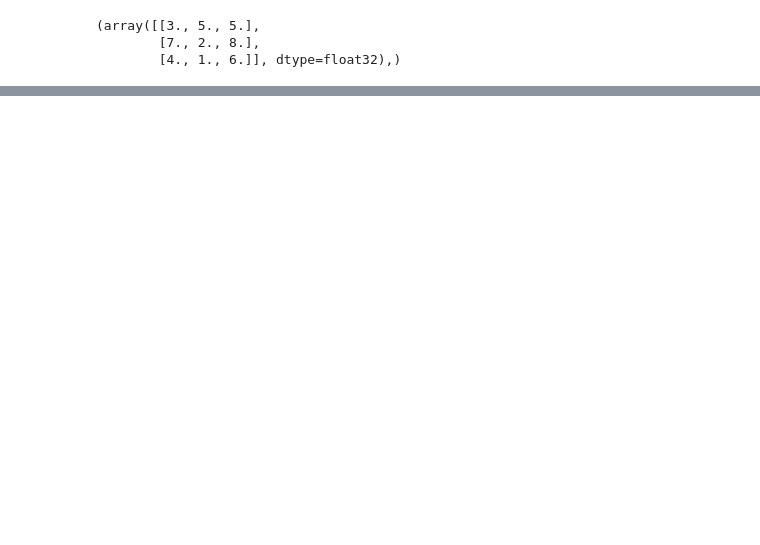
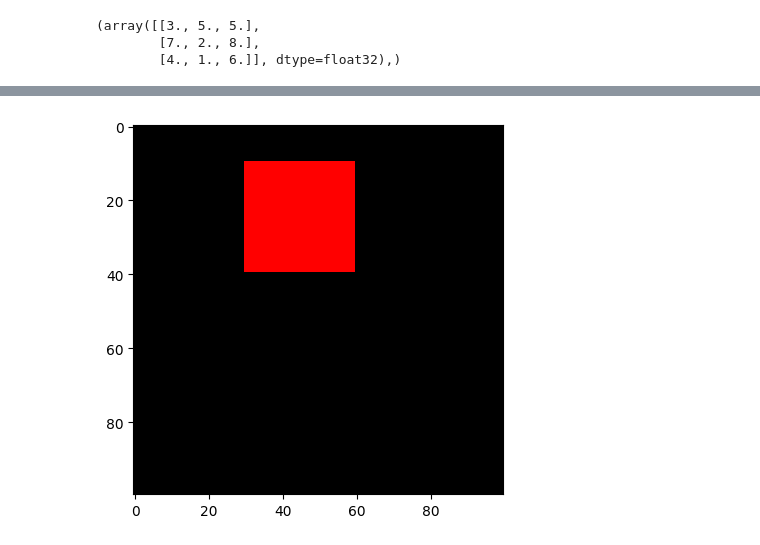
Before and after one commit to dbfranco07/computer-vision, a Jupyter notebook: pa1-image_enhancement.ipynb, the cells around one changed output, grey strips where cells are left out. Cells and saved outputs as stored; diff of their text form; code cells hidden in the pictures; blank space fills up the shorter version.

```diff
--- a/pa1-image_enhancement.ipynb
+++ b/pa1-image_enhancement.ipynb
@@ -173,0 +186,8 @@ cv2.split(b)
+# %%
+base_ = np.zeros((100, 100, 3), dtype=np.uint8)
+base = cv2.Mat(base_)
+base[10:40, 30:60, 0] = 255
+
+plt.imshow(base);
+# %% [output]
+[figure, added]
```
Also changed, not shown: parts of 19 cells of this notebook.
